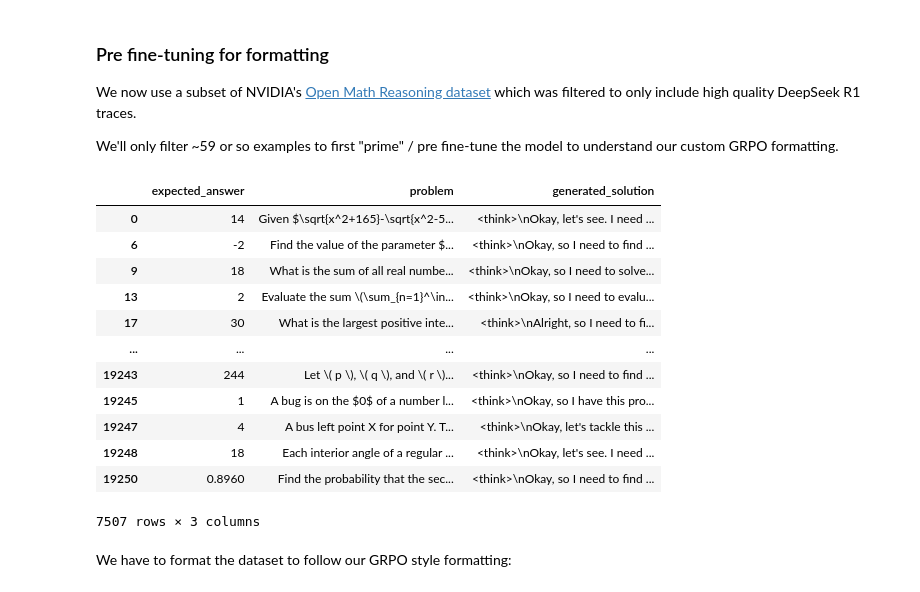
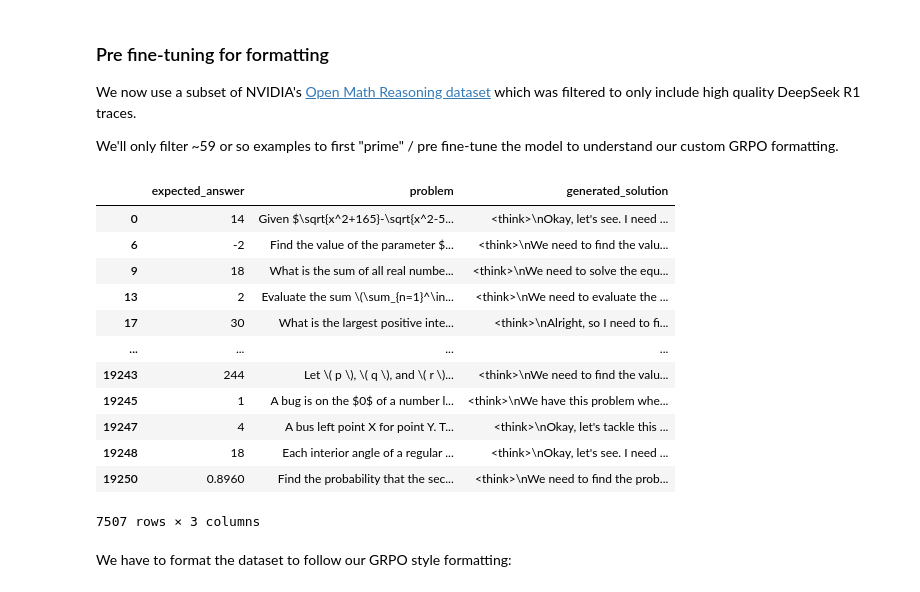
Before and after one commit to dicaeopolis/dicaeopolis.github.io, a Jupyter notebook: nb/Qwen3_(4B)-GRPO.ipynb, the cells around one changed output. Saved outputs shown, nothing was run; the diff lists cells and outputs as text; code cells hidden in the pictures.

```diff
--- a/nb/Qwen3_(4B)-GRPO.ipynb
+++ b/nb/Qwen3_(4B)-GRPO.ipynb
@@ -181,32 +202,33 @@ We'll only filter ~59 or so examples to first "prime" / pre fine-tune the model
 # %%
 from datasets import load_dataset
 import pandas as pd
 import numpy as np
 
 dataset = load_dataset("unsloth/OpenMathReasoning-mini", split = "cot")
 dataset = dataset.to_pandas()[
     ["expected_answer", "problem", "generated_solution"]
 ]
 
 # Try converting to number - if not, replace with NaN
 is_number = pd.to_numeric(pd.Series(dataset["expected_answer"]), errors = "coerce").notnull()
 # Select only numbers
 dataset = dataset.iloc[np.where(is_number)[0]]
 
+dataset["generated_solution"] = dataset["generated_solution"].str.replace('Okay, so I','We')
 dataset
 # %% [output]
 |  | expected_answer | problem | generated_solution |
 | 0 | 14 | Given $\sqrt{x^2+165}-\sqrt{x^2-5... | <think>\nOkay, let's see. I need ... |
-| 6 | -2 | Find the value of the parameter $... | <think>\nOkay, so I need to find ... |
-| 9 | 18 | What is the sum of all real numbe... | <think>\nOkay, so I need to solve... |
-| 13 | 2 | Evaluate the sum \(\sum_{n=1}^\in... | <think>\nOkay, so I need to evalu... |
+| 6 | -2 | Find the value of the parameter $... | <think>\nWe need to find the valu... |
+| 9 | 18 | What is the sum of all real numbe... | <think>\nWe need to solve the equ... |
+| 13 | 2 | Evaluate the sum \(\sum_{n=1}^\in... | <think>\nWe need to evaluate the ... |
 | 17 | 30 | What is the largest positive inte... | <think>\nAlright, so I need to fi... |
 | ... | ... | ... | ... |
-| 19243 | 244 | Let \( p \), \( q \), and \( r \)... | <think>\nOkay, so I need to find ... |
-| 19245 | 1 | A bug is on the $0$ of a number l... | <think>\nOkay, so I have this pro... |
+| 19243 | 244 | Let \( p \), \( q \), and \( r \)... | <think>\nWe need to find the valu... |
+| 19245 | 1 | A bug is on the $0$ of a number l... | <think>\nWe have this problem whe... |
 | 19247 | 4 | A bus left point X for point Y. T... | <think>\nOkay, let's tackle this ... |
 | 19248 | 18 | Each interior angle of a regular ... | <think>\nOkay, let's see. I need ... |
-| 19250 | 0.8960 | Find the probability that the sec... | <think>\nOkay, so I need to find ... |
+| 19250 | 0.8960 | Find the probability that the sec... | <think>\nWe need to find the prob... |
 7507 rows × 3 columns
 # %% [markdown]
 We have to format the dataset to follow our GRPO style formatting:
```
Also changed, not shown: parts of 7 cells of this notebook.
